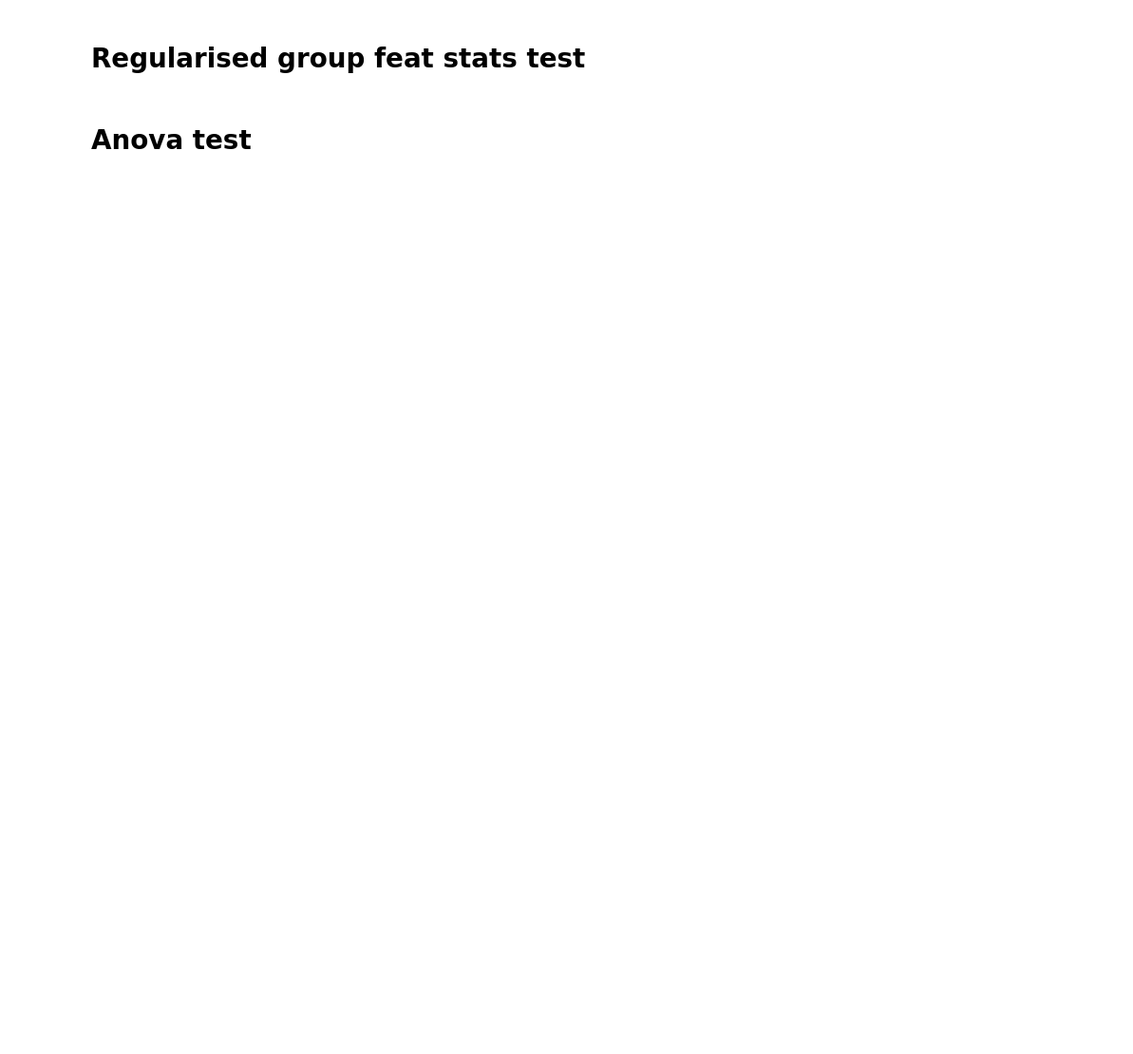
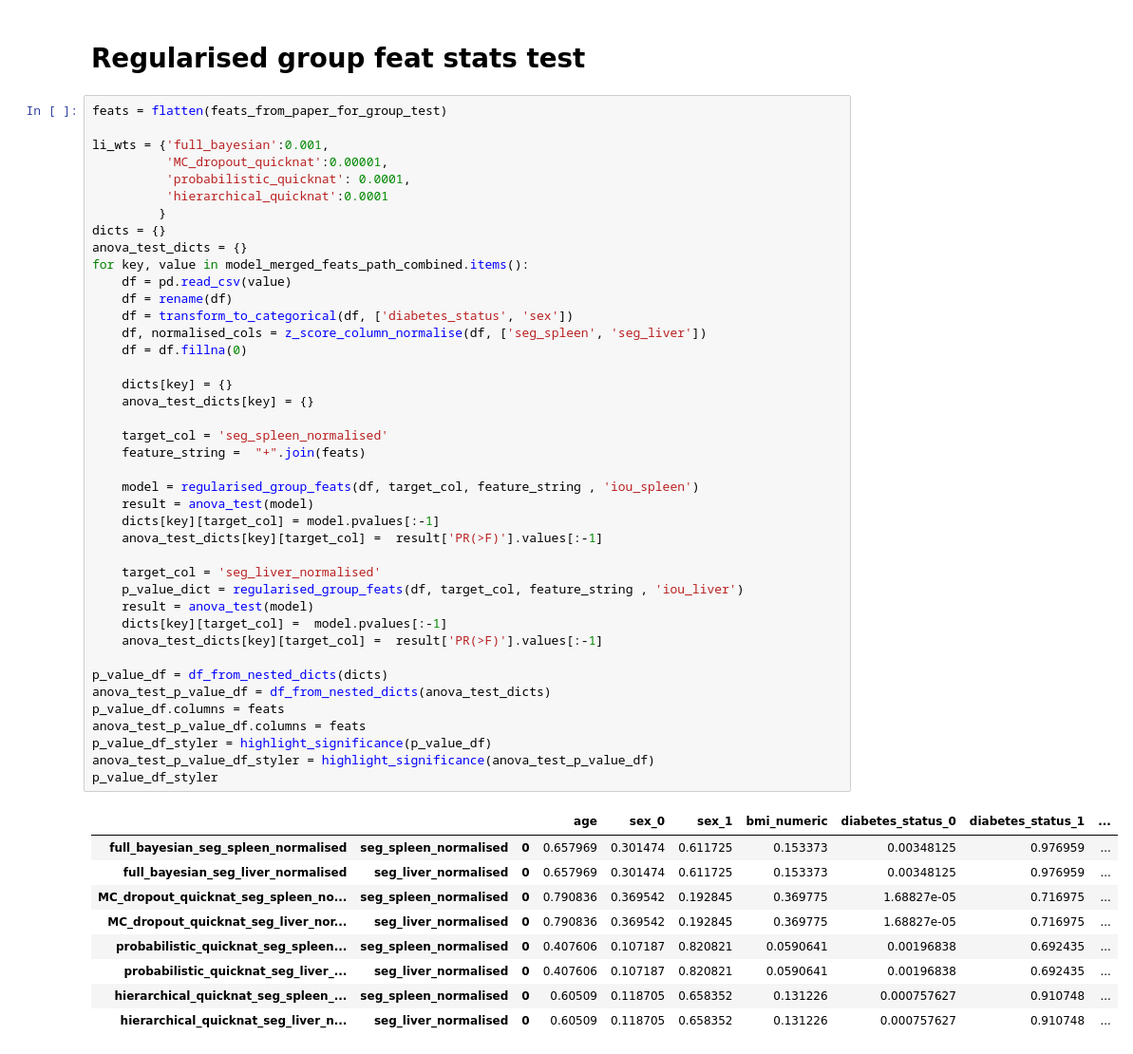
Before and after one commit to jyotirmay123/BNN-for-Uncertainty-Estimation-of-Imaging-Biomarkers, a Jupyter notebook: model_and_dataset_stats_analysis_final.ipynb, the cells around one changed output. Shown at 95% size. Cells and saved outputs as stored; diff of their text form; blank space fills up the shorter version.

```diff
--- a/model_and_dataset_stats_analysis_final.ipynb
+++ b/model_and_dataset_stats_analysis_final.ipynb
@@ -341,4 +279,53 @@ p_value_df.T
 # %% [markdown]
 # Regularised group feat stats test
-# %% [markdown]
-# Anova test
+# %%
+feats = flatten(feats_from_paper_for_group_test)
+
+li_wts = {'full_bayesian':0.001,
+          'MC_dropout_quicknat':0.00001,
+          'probabilistic_quicknat': 0.0001,
+          'hierarchical_quicknat':0.0001
+         }
+dicts = {}
+anova_test_dicts = {}
+for key, value in model_merged_feats_path_combined.items():
+    df = pd.read_csv(value)
+    df = rename(df)
+    df = transform_to_categorical(df, ['diabetes_status', 'sex'])
+    df, normalised_cols = z_score_column_normalise(df, ['seg_spleen', 'seg_liver'])
+    df = df.fillna(0)
+
+    dicts[key] = {}
+    anova_test_dicts[key] = {}
+
+    target_col = 'seg_spleen_normalised'
+    feature_string =  "+".join(feats)
+
+    model = regularised_group_feats(df, target_col, feature_string , 'iou_spleen')
+    result = anova_test(model)
+    dicts[key][target_col] = model.pvalues[:-1]
+    anova_test_dicts[key][target_col] =  result['PR(>F)'].values[:-1]
+
+    target_col = 'seg_liver_normalised'
+    p_value_dict = regularised_group_feats(df, target_col, feature_string , 'iou_liver')
+    result = anova_test(model)
+    dicts[key][target_col] =  model.pvalues[:-1]
+    anova_test_dicts[key][target_col] =  result['PR(>F)'].values[:-1]
+
+p_value_df = df_from_nested_dicts(dicts)
+anova_test_p_value_df = df_from_nested_dicts(anova_test_dicts)
+p_value_df.columns = feats
+anova_test_p_value_df.columns = feats
+p_value_df_styler = highlight_significance(p_value_df)
+anova_test_p_value_df_styler = highlight_significance(anova_test_p_value_df)
+p_value_df_styler
+# %% [output]
+|  |  |  | age | sex_0 | sex_1 | bmi_numeric | diabetes_status_0 | diabetes_status_1 | ... |
+| full_bayesian_seg_spleen_normalised | seg_spleen_normalised | 0 | 0.657969 | 0.301474 | 0.611725 | 0.153373 | 0.00348125 | 0.976959 | ... |
+| full_bayesian_seg_liver_normalised | seg_liver_normalised | 0 | 0.657969 | 0.301474 | 0.611725 | 0.153373 | 0.00348125 | 0.976959 | ... |
+| MC_dropout_quicknat_seg_spleen_no... | seg_spleen_normalised | 0 | 0.790836 | 0.369542 | 0.192845 | 0.369775 | 1.68827e-05 | 0.716975 | ... |
+| MC_dropout_quicknat_seg_liver_nor... | seg_liver_normalised | 0 | 0.790836 | 0.369542 | 0.192845 | 0.369775 | 1.68827e-05 | 0.716975 | ... |
+| probabilistic_quicknat_seg_spleen... | seg_spleen_normalised | 0 | 0.407606 | 0.107187 | 0.820821 | 0.0590641 | 0.00196838 | 0.692435 | ... |
+| probabilistic_quicknat_seg_liver_... | seg_liver_normalised | 0 | 0.407606 | 0.107187 | 0.820821 | 0.0590641 | 0.00196838 | 0.692435 | ... |
+| hierarchical_quicknat_seg_spleen_... | seg_spleen_normalised | 0 | 0.60509 | 0.118705 | 0.658352 | 0.131226 | 0.000757627 | 0.910748 | ... |
+| hierarchical_quicknat_seg_liver_n... | seg_liver_normalised | 0 | 0.60509 | 0.118705 | 0.658352 | 0.131226 | 0.000757627 | 0.910748 | ... |
```
Also changed, not shown: parts of 16 cells of this notebook, 8 other files.
